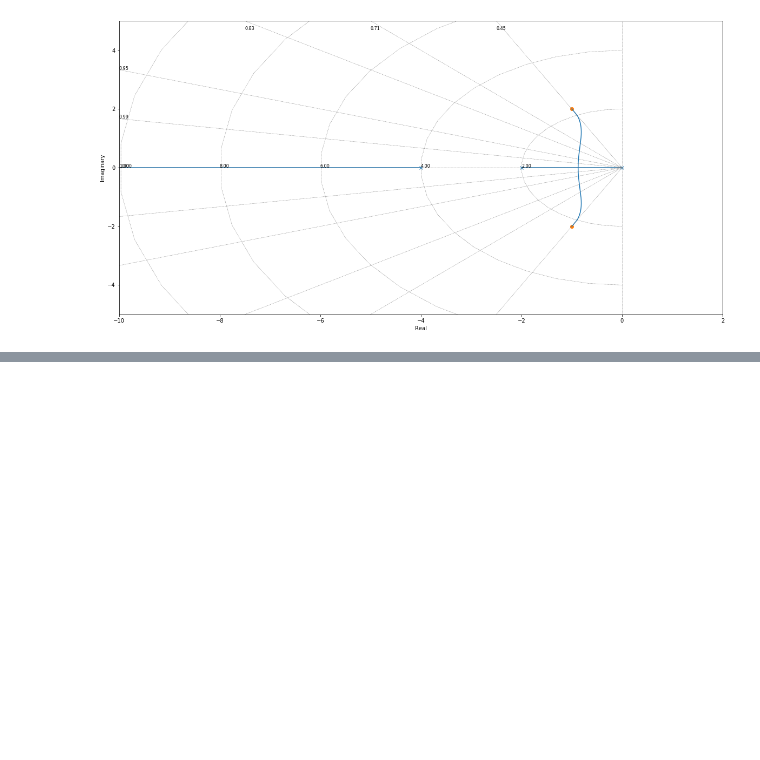
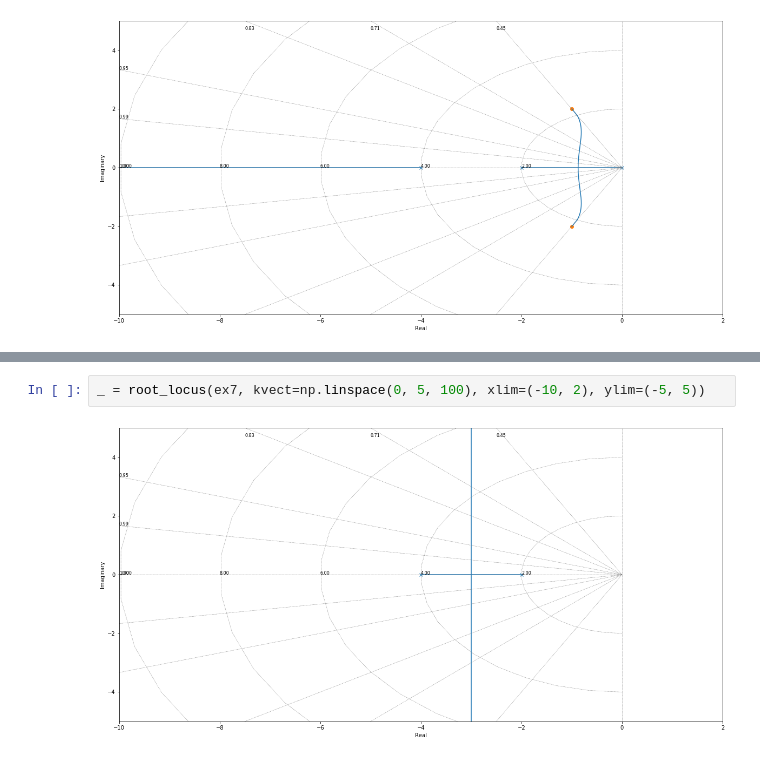
Before and after one commit to kenzosakiyama/controle, a Jupyter notebook: lugar_das_raizes.ipynb, the cells around one changed output, grey strips where cells are left out. Saved outputs shown, nothing was run; the diff lists cells and outputs as text; blank space fills up the shorter version.

```diff
--- a/lugar_das_raizes.ipynb
+++ b/lugar_das_raizes.ipynb
@@ -64,0 +97,4 @@ _ = root_locus(ex4, kvect=np.linspace(0, 5, 100), xlim=(-10, 2), ylim=(-5, 5))
+# %%
+_ = root_locus(ex7, kvect=np.linspace(0, 5, 100), xlim=(-10, 2), ylim=(-5, 5))
+# %% [output]
+[figure, added]
```
Also changed, not shown: parts of 11 cells of this notebook.
